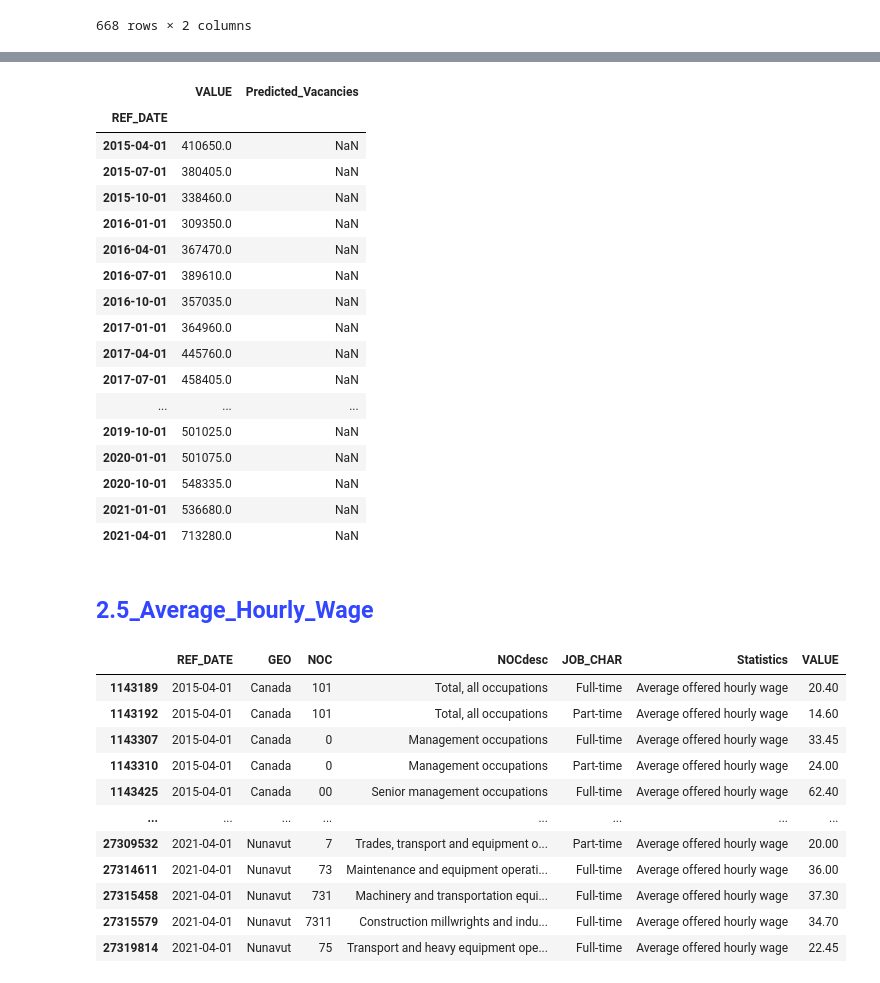
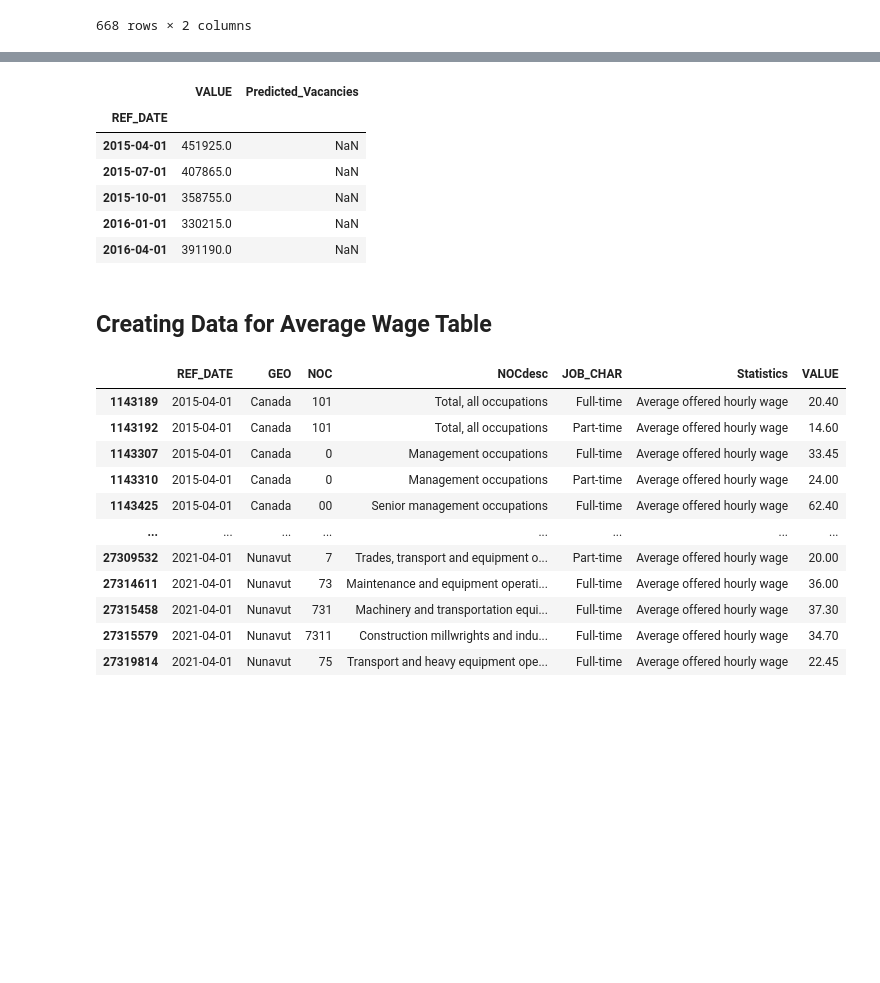
Before and after one commit to alecngai/Predicting_Canadian_Job_Vacancies, a Jupyter notebook: Database/Data_Cleanse_for_DBLoad.ipynb, the cells around one changed output, grey strips where cells are left out. Drawn from its saved outputs; the diff is of its cells as text; code cells hidden in the pictures; blank space fills up the shorter version.

```diff
--- a/Database/Data_Cleanse_for_DBLoad.ipynb
+++ b/Database/Data_Cleanse_for_DBLoad.ipynb
@@ -316,24 +291,16 @@ Name: VALUE, dtype: float64
-# %%
-#adding column for ML output
-TotalCAD['Predicted_Vacancies'] = np.nan
-TotalCAD
-# %% [output]
-|  | VALUE | Predicted_Vacancies |
-| REF_DATE |  |  |
-| 2015-04-01 | 410650.0 | NaN |
-| 2015-07-01 | 380405.0 | NaN |
-| 2015-10-01 | 338460.0 | NaN |
-| 2016-01-01 | 309350.0 | NaN |
-| 2016-04-01 | 367470.0 | NaN |
-| 2016-07-01 | 389610.0 | NaN |
-| 2016-10-01 | 357035.0 | NaN |
-| 2017-01-01 | 364960.0 | NaN |
-| 2017-04-01 | 445760.0 | NaN |
-| 2017-07-01 | 458405.0 | NaN |
-| ... | ... | ... |
-| 2019-10-01 | 501025.0 | NaN |
-| 2020-01-01 | 501075.0 | NaN |
-| 2020-10-01 | 548335.0 | NaN |
-| 2021-01-01 | 536680.0 | NaN |
-| 2021-04-01 | 713280.0 | NaN |
+# %%
+#exporting groupby to a data frame
+TotCAD = pd.DataFrame(TotalCAD)
+TotCAD['Predicted_Vacancies'] = np.nan
+TotCAD = TotCAD[TotCAD.VALUE > 0]
+# %%
+TotCAD.head()
+# %% [output]
+|  | VALUE | Predicted_Vacancies |
+| REF_DATE |  |  |
+| 2015-04-01 | 451925.0 | NaN |
+| 2015-07-01 | 407865.0 | NaN |
+| 2015-10-01 | 358755.0 | NaN |
+| 2016-01-01 | 330215.0 | NaN |
+| 2016-04-01 | 391190.0 | NaN |
 # %%
@@ -341,5 +308,5 @@ TotalCAD.to_csv('Resources/CanadaVacancies.csv')
-# %% [markdown]
-<h2><span style="color:#3346FF"> 2.5_Average_Hourly_Wage</span></h2>
+# %% [markdown]
+## Creating Data for Average Wage Table
 # %%
 avg_wage = df.copy()
 # %%
```
Also changed, not shown: parts of 26 cells of this notebook, 1 other file.
